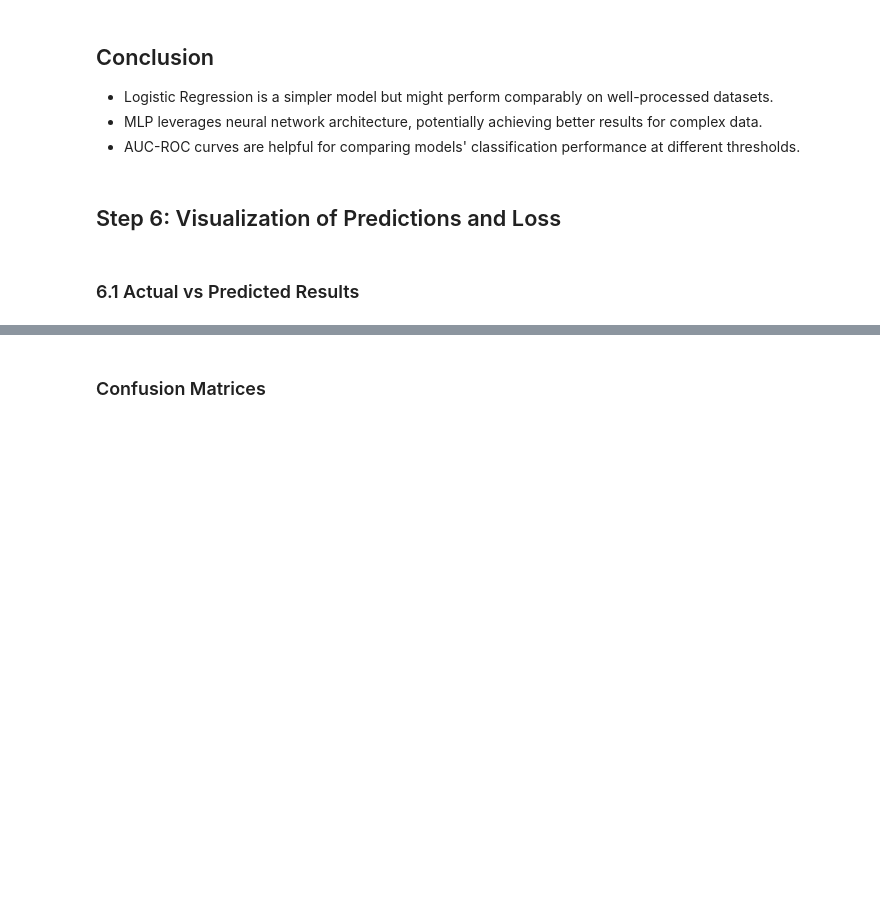
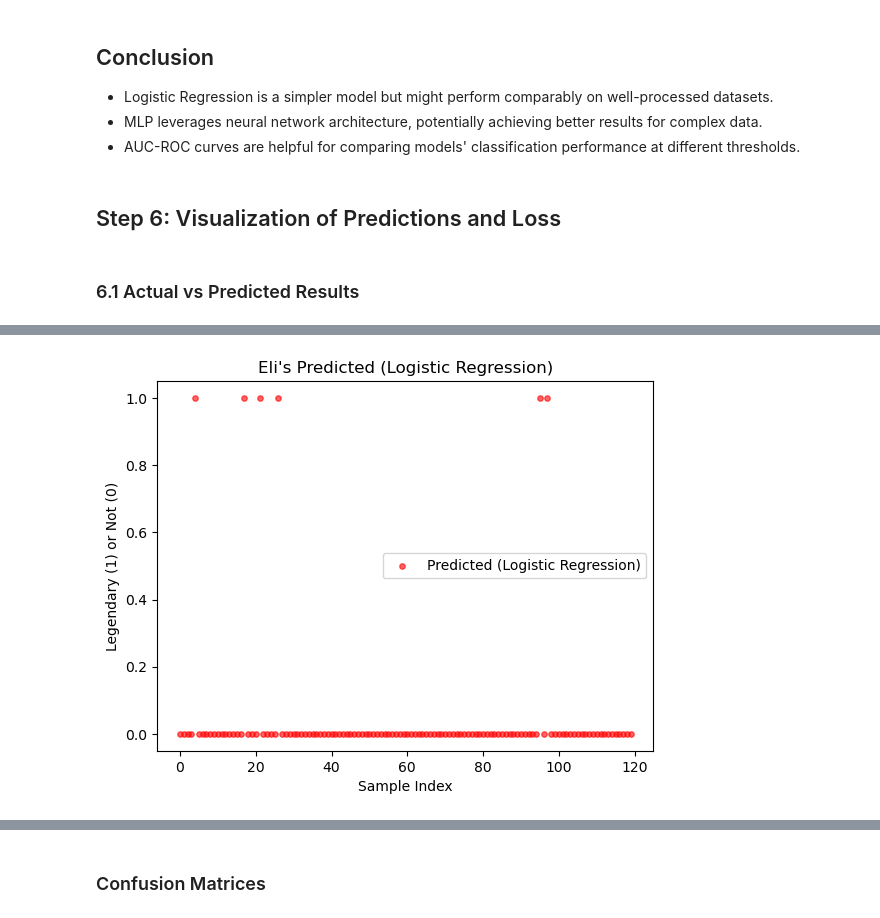
Before and after one commit to CapybarasUnited/CS457_Classwork, a Jupyter notebook: Quizzes/5.3/Week5_Pokemon_Classification.ipynb, the cells around one changed output, grey strips where cells are left out. Drawn from its saved outputs; the diff is of its cells as text; code cells hidden in the pictures; blank space fills up the shorter version.

```diff
--- a/Quizzes/5.3/Week5_Pokemon_Classification.ipynb
+++ b/Quizzes/5.3/Week5_Pokemon_Classification.ipynb
@@ -271,11 +365,13 @@ plt.show()
 # %%
 
 plt.scatter(range(len(y_val)), y_val_pred_logistic, color='red', alpha=0.6, label="Predicted (Logistic Regression)", s=15)
-plt.title("<Your Name> +  Predicted (Logistic Regression)")
+plt.title("Eli\'s Predicted (Logistic Regression)")
 plt.xlabel("Sample Index")
 plt.ylabel("Legendary (1) or Not (0)")
 plt.legend()
 plt.show()
+# %% [output]
+[figure, added]
 # %%
 plt.scatter(range(len(y_val)), y_val_pred_mlp, color='green', alpha=0.6, label="Predicted (MLP)", s=15)
 plt.title("Predicted (MLP)")
```
Also changed, not shown: parts of 18 cells of this notebook, 2 other files.
